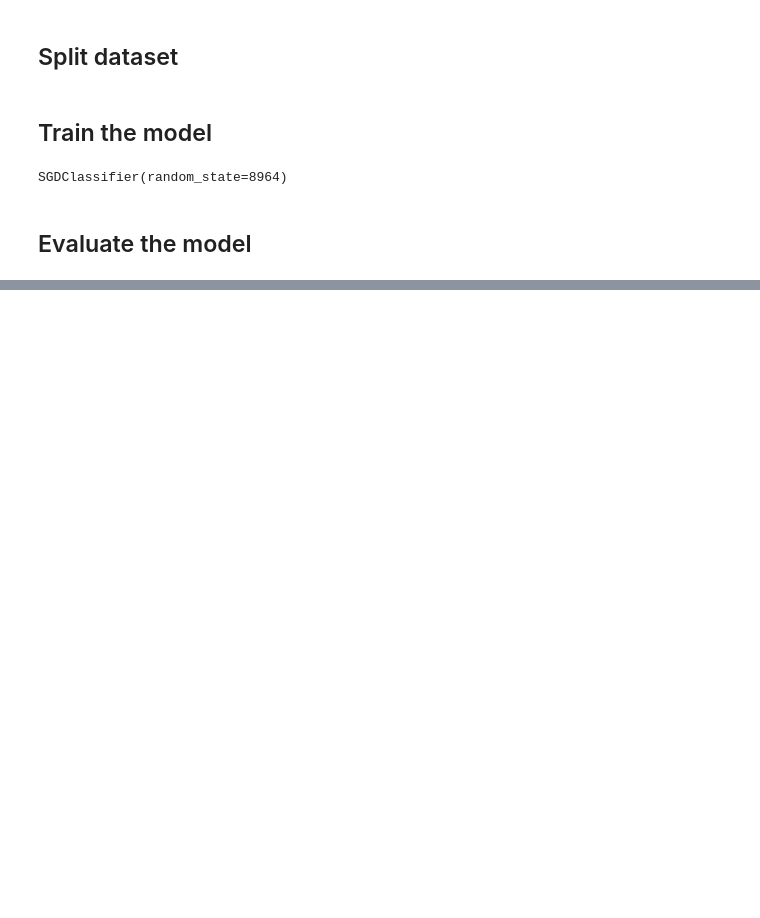
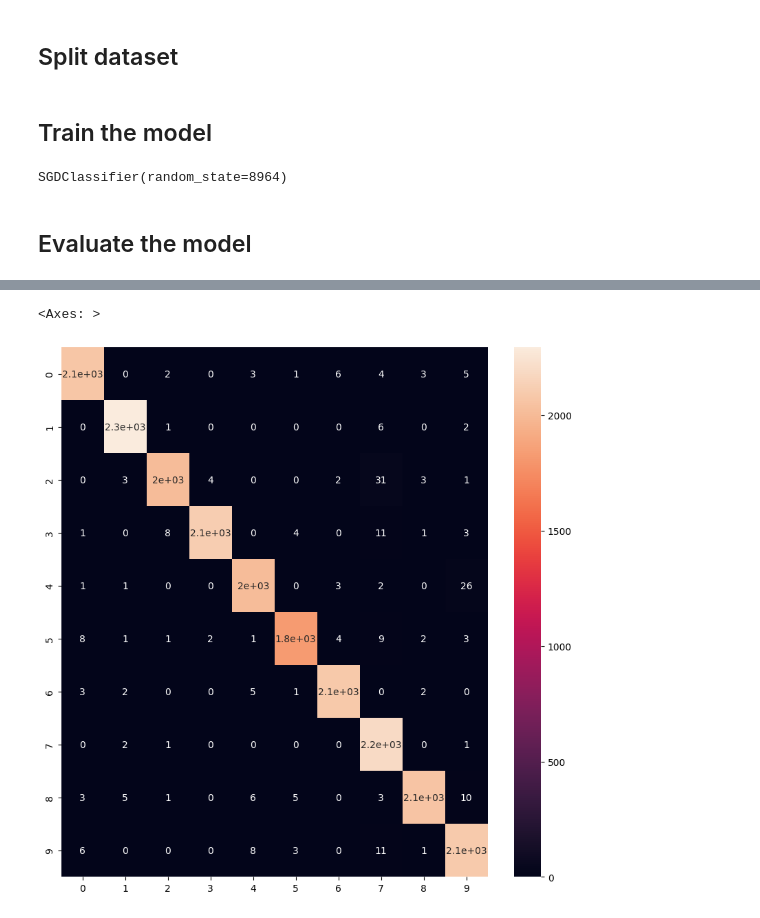
Before and after one commit to techLearner2000/mnist_digit_recognizer, a Jupyter notebook: code.ipynb, the cells around one changed output, grey strips where cells are left out. Drawn from its saved outputs; the diff is of its cells as text; code cells hidden in the pictures; blank space fills up the shorter version.

Commit message:
add cnn model

```diff
--- a/code.ipynb
+++ b/code.ipynb
@@ -74,0 +83,7 @@ sns.heatmap(cm, annot=False)
+# %%
+from tensorflow import keras
+
+y_train_encoded = keras.utils.to_categorical(y_train, 10)
+y_test_encoded = keras.utils.to_categorical(y_test, 10)
+
+Input_shape = X_train_reshaped.shape[1:]
@@ -74,0 +98,24 @@ sns.heatmap(cm, annot=False)
+# %%
+from keras.models import Sequential
+from keras.layers import Conv2D, MaxPooling2D, AveragePooling2D, Dense, Flatten, Dropout
+from keras.optimizers import Adam
+
+cnn_model = Sequential()
+
+cnn_model.add(Conv2D(filters=64, kernel_size=(3, 3), activation='relu', input_shape=Input_shape))
+cnn_model.add(MaxPooling2D(2, 2))
+
+cnn_model.add(Conv2D(filters=128, kernel_size=(3, 3), activation='relu'))
+cnn_model.add(AveragePooling2D(2, 2))
+
+cnn_model.add(Conv2D(filters=256, kernel_size=(3, 3), activation='relu'))
+cnn_model.add(MaxPooling2D(2, 2))
+cnn_model.add(Dropout(0.3))
+
+cnn_model.add(Flatten())
+cnn_model.add(Dense(units=512, activation='relu'))
+cnn_model.add(Dense(units=256, activation='relu'))
+
+cnn_model.add(Dense(units=10, activation='softmax'))
+
+cnn_model.compile(loss='categorical_crossentropy', optimizer=Adam(learning_rate=0.001), metrics=['accuracy'])
@@ -74,0 +153,2 @@ sns.heatmap(cm, annot=False)
+# %%
+history = cnn_model.fit(X_train_reshaped, y_train_encoded, batch_size=32, epochs=20)
@@ -74,0 +187,10 @@ sns.heatmap(cm, annot=False)
+# %%
+y_test_arg = y_test_encoded.argmax(1)
+
+cnn_predictions = cnn_model.predict(X_test_reshaped)
+predicted_classes = cnn_predictions.argmax(1)
+
+cm1 = confusion_matrix(y_test_arg, predicted_classes)
+plt.figure(figsize=(10, 10))
+sns.heatmap(cm1, annot=True)
+# %% [output]
@@ -74,0 +198,2 @@ sns.heatmap(cm, annot=False)
+<Axes: >
+[figure, added]
```
Also changed, not shown: parts of 12 cells of this notebook.
